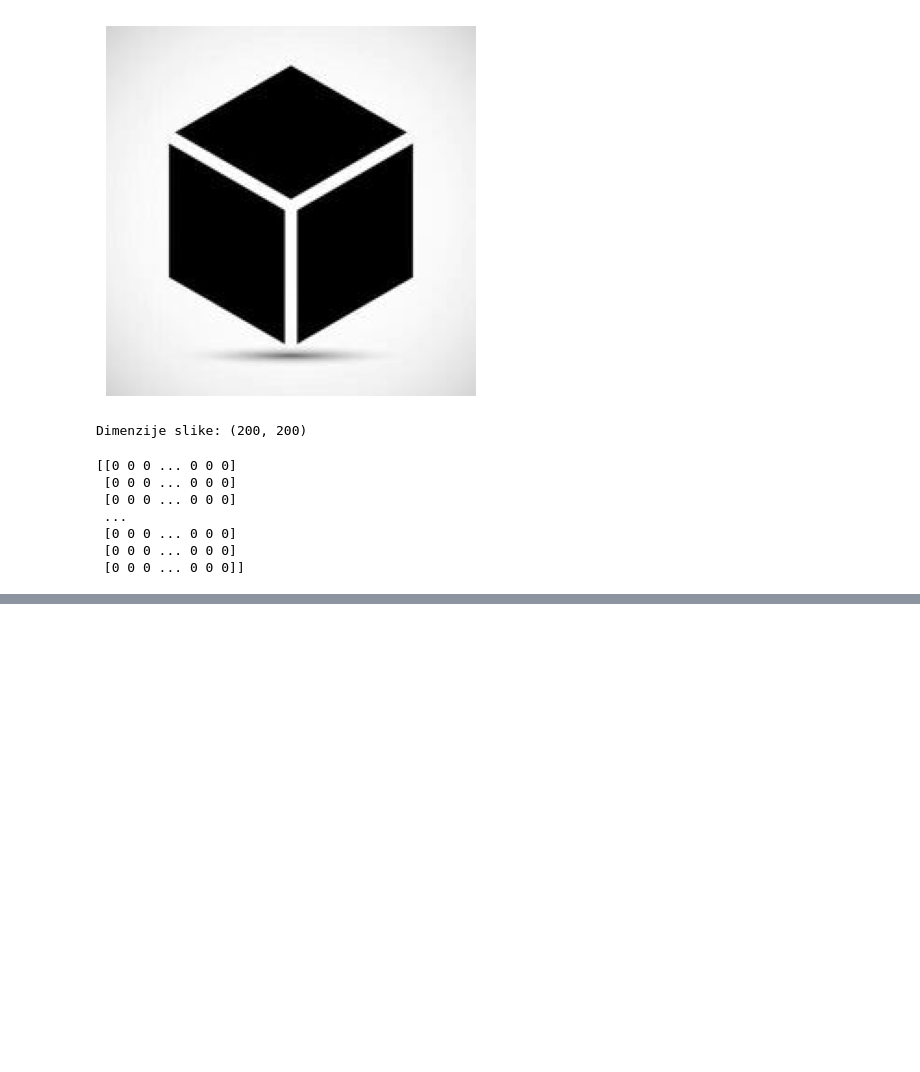
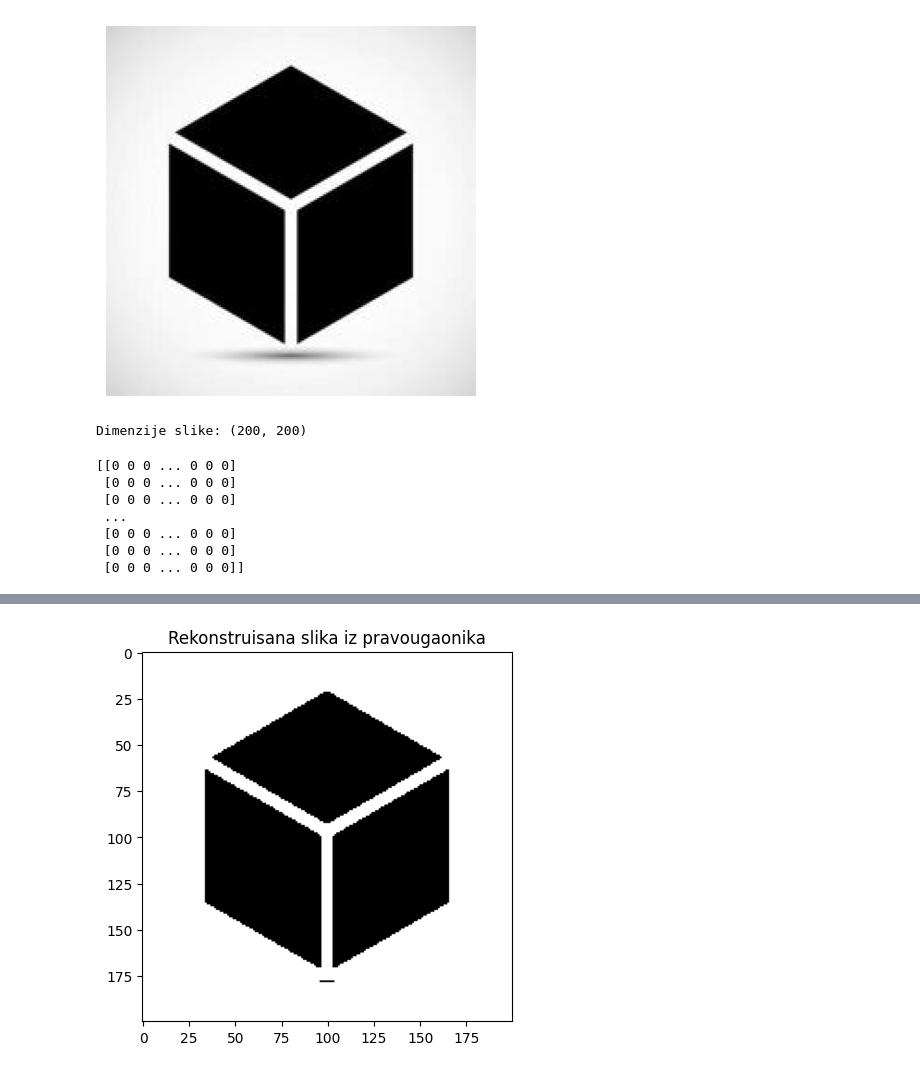
Before and after one commit to Miksaa13/Rectilinear-Picture-Compression-project, a Jupyter notebook: Rectilinear Picture Compression.ipynb, the cells around one changed output, grey strips where cells are left out. Saved outputs shown, nothing was run; the diff lists cells and outputs as text; code cells hidden in the pictures; blank space fills up the shorter version.

Commit message:
Feat: black-white photo with local search and heuristic

```diff
--- a/Rectilinear Picture Compression.ipynb
+++ b/Rectilinear Picture Compression.ipynb
@@ -31,0 +40,30 @@ rectangles = []
+# %%
+def calcSolutionValue(newRectangles):
+    return len(newRectangles)
+# %%
+def merge_rect(R1, R2):
+    x1, y1, h1, w1 = R1
+    x2, y2, h2, w2 = R2
+    x_new = min(x1, x2)
+    y_new = min(y1, y2)
+    h_new = max(x1+h1, x2+h2) - x_new
+    w_new = max(y1+w1, y2+w2) - y_new
+    return (x_new, y_new, h_new, w_new)
+# %%
+def can_merge(R1, R2, matrix):
+    x1, y1, h1, w1 = R1
+    x2, y2, h2, w2 = R2
+
+    # horizontalno spajanje
+    if x1 == x2 and h1 == h2:
+        min_y = min(y1, y2)
+        max_y = max(y1+w1, y2+w2)
+        if np.all(matrix[x1:x1+h1, min_y:max_y]):
+            return True
+    # vertikalno spajanje
+    if y1 == y2 and w1 == w2:
+        min_x = min(x1, x2)
+        max_x = max(x1+h1, x2+h2)
+        if np.all(matrix[min_x:max_x, y1:y1+w1]):
+            return True
+    return False
@@ -31,0 +105,3 @@ rectangles = []
+# %%
+rectangles, bestValue = local_search()
+rectangles
@@ -31,0 +126,14 @@ rectangles = []
+# %%
+H, W = binary_matrix.shape
+
+reconstructed = np.zeros((H, W), dtype=int)
+
+for r in rectangles:
+    x, y, h, w = r
+    reconstructed[x:x+h, y:y+w] = 1
+
+plt.imshow(1 - reconstructed, cmap='gray')
+plt.title("Rekonstruisana slika iz pravougaonika")
+plt.show()
+# %% [output]
+[figure, added]
```
Also changed, not shown: parts of 3 cells of this notebook.
